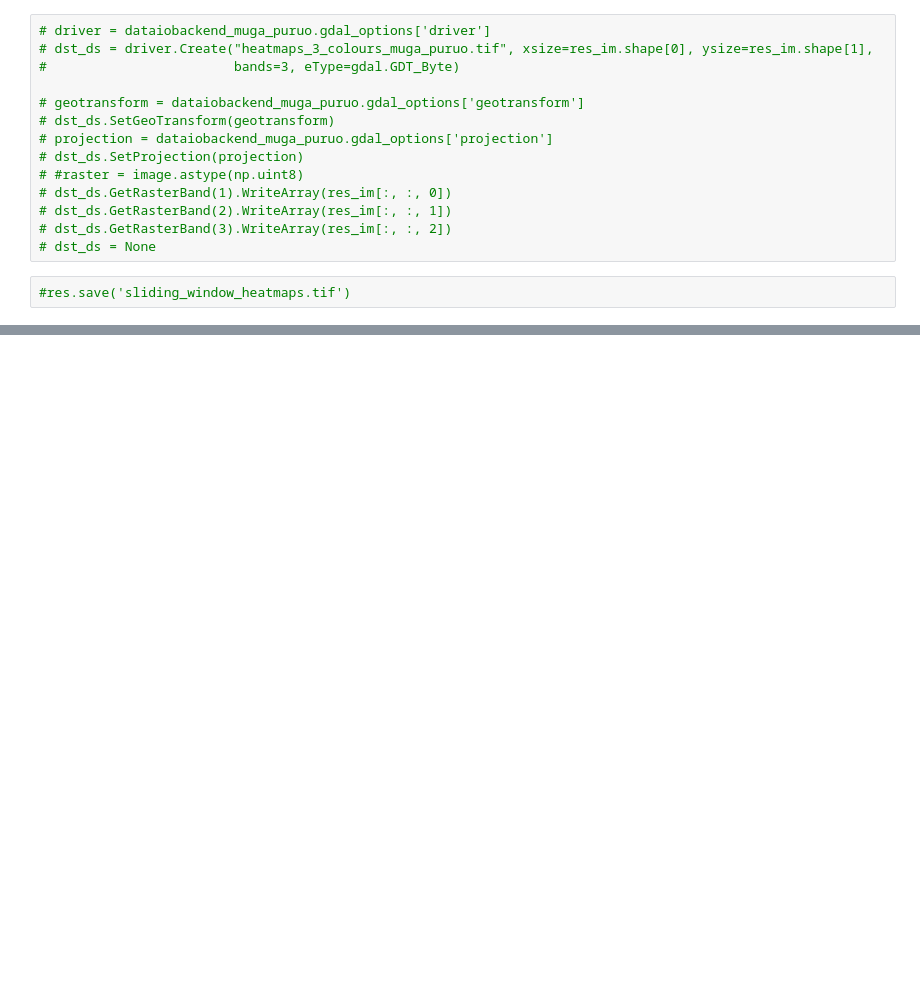
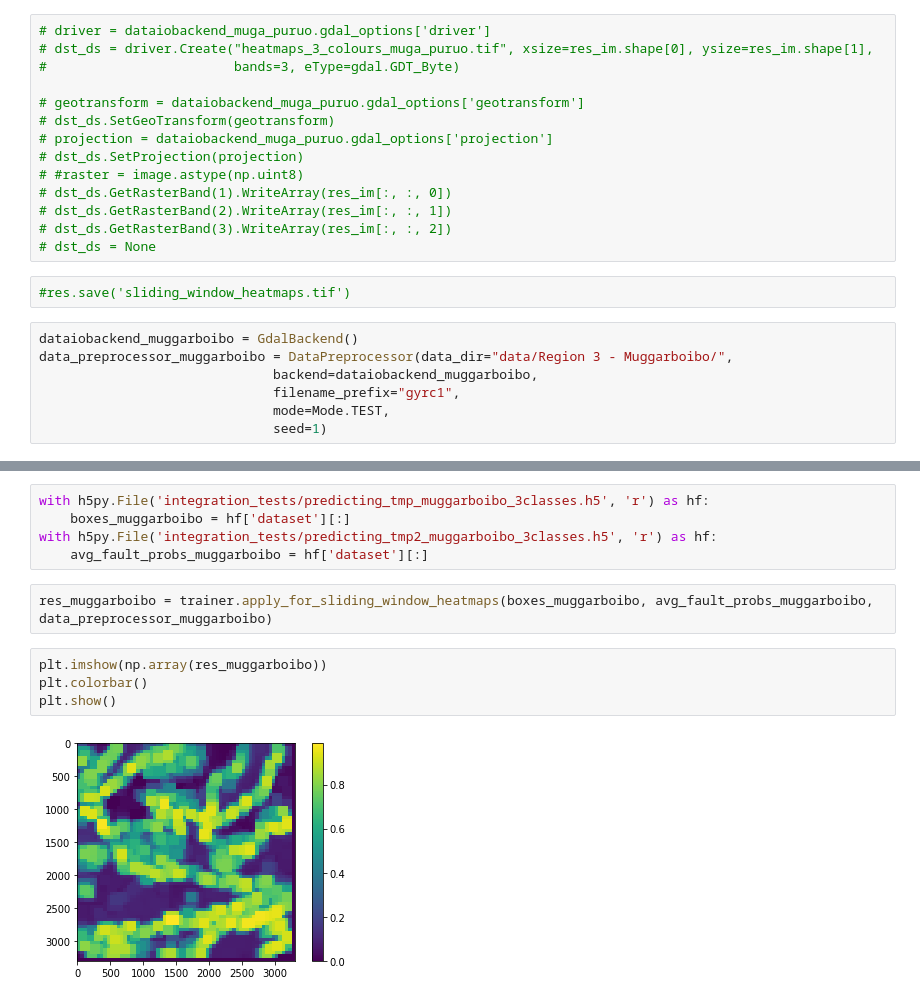
Before and after one commit to danilkuzin/EarthScienceFaultDetection, a Jupyter notebook: 4-transfer_learning.ipynb, the cells around one changed output, grey strips where cells are left out. Drawn from its saved outputs; the diff is of its cells as text; blank space fills up the shorter version.

Commit message:
add 3rd region testing, start data generator from multiple data processors

```diff
--- a/4-transfer_learning.ipynb
+++ b/4-transfer_learning.ipynb
@@ -103,3 +101,10 @@ dataiobackend_muga_puruo.write_image("heatmaps_muga_puruo_3class_heatmaps.tif",
 # dst_ds = None
 # %%
 #res.save('sliding_window_heatmaps.tif')
+# %%
+dataiobackend_muggarboibo = GdalBackend()
+data_preprocessor_muggarboibo = DataPreprocessor(data_dir="data/Region 3 - Muggarboibo/",
+                              backend=dataiobackend_muggarboibo,
+                              filename_prefix="gyrc1",
+                              mode=Mode.TEST,
+                              seed=1)
@@ -105,0 +113,13 @@ dataiobackend_muga_puruo.write_image("heatmaps_muga_puruo_3class_heatmaps.tif",
+# %%
+with h5py.File('integration_tests/predicting_tmp_muggarboibo_3classes.h5', 'r') as hf:
+    boxes_muggarboibo = hf['dataset'][:]
+with h5py.File('integration_tests/predicting_tmp2_muggarboibo_3classes.h5', 'r') as hf:
+    avg_fault_probs_muggarboibo = hf['dataset'][:]
+# %%
+res_muggarboibo = trainer.apply_for_sliding_window_heatmaps(boxes_muggarboibo, avg_fault_probs_muggarboibo, data_preprocessor_muggarboibo)
+# %%
+plt.imshow(np.array(res_muggarboibo))
+plt.colorbar()
+plt.show()
+# %% [output]
+[figure, added]
```
Also changed, not shown: parts of 5 cells of this notebook, 3 other files.
